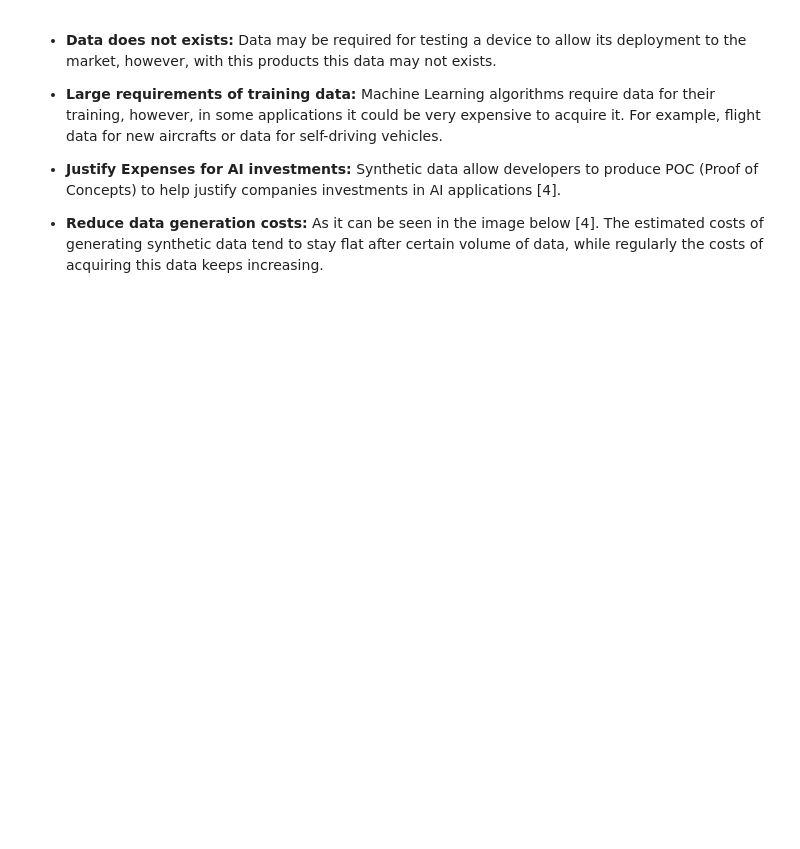
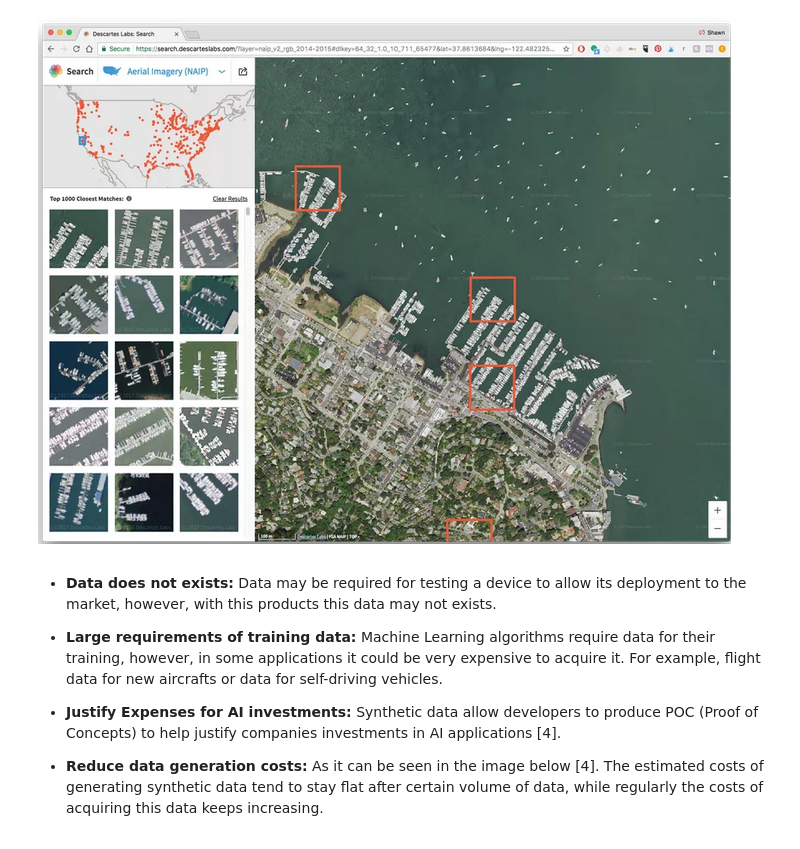
Before and after one commit to rscd27p/RPI_Investigation3, a Jupyter notebook: RPI_Investigation3_Randy_Cespedes.ipynb, the cells around one changed output. Saved outputs shown, nothing was run; the diff lists cells and outputs as text; code cells hidden in the pictures; blank space fills up the shorter version.

```diff
--- a/RPI_Investigation3_Randy_Cespedes.ipynb
+++ b/RPI_Investigation3_Randy_Cespedes.ipynb
@@ -24,6 +26,8 @@ For example, the united states imposed the **Export Control Reform Act or ECRA**
 # %%
 from IPython.display import Image
-Image("Images/Synthetic_date_generation_costs.png")
+Image("Images/Satellite_Image.png")
+# %% [output]
+[figure, added]
 # %% [markdown]
 - **Data does not exists:** Data may be required for testing a device to allow its deployment to the market, however, with this products this data may not exists.
 
```
Also changed, not shown: parts of 14 cells of this notebook.
